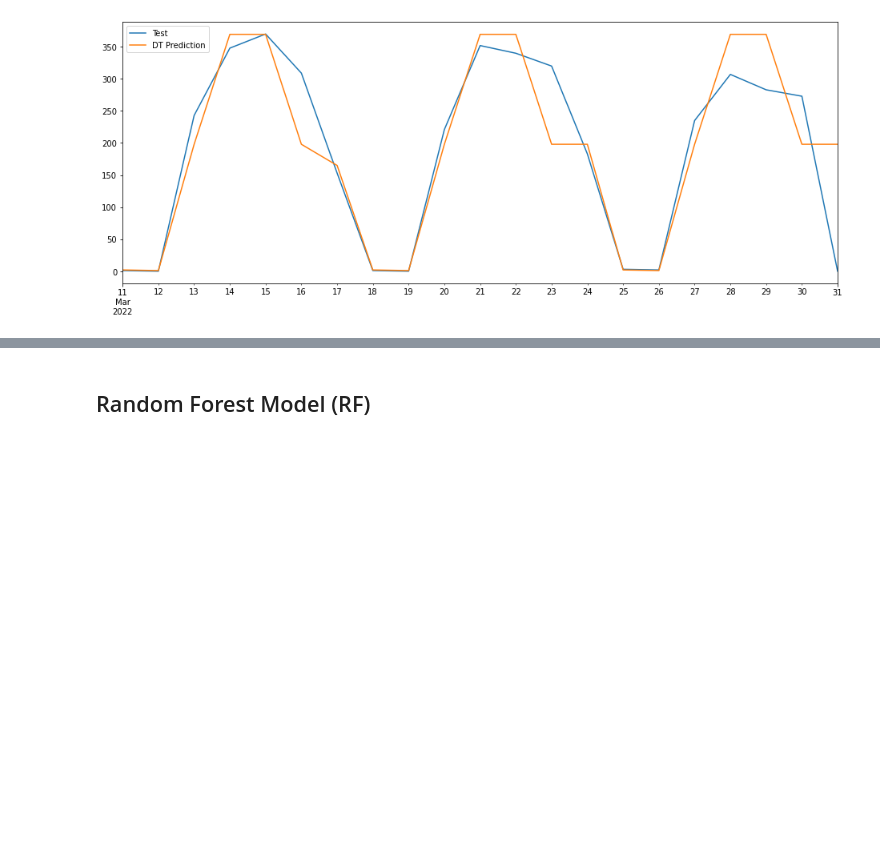
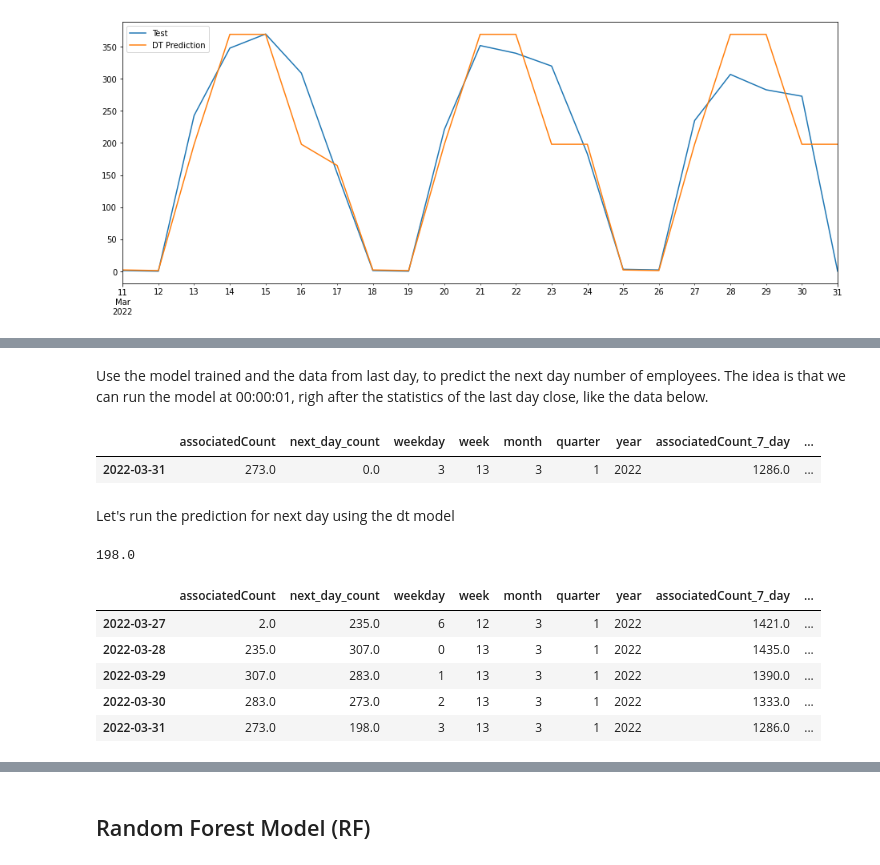
Before and after one commit to correaflavio/cl2022, a Jupyter notebook: devwks_2150/DEVWKS_2150_Predicting_office_occupancy_and_environmental_status_6months_data_ML_model.ipynb, the cells around one changed output, grey strips where cells are left out. Drawn from its saved outputs; the diff is of its cells as text; code cells hidden in the pictures; blank space fills up the shorter version.

```diff
--- a/devwks_2150/DEVWKS_2150_Predicting_office_occupancy_and_environmental_status_6months_data_ML_model.ipynb
+++ b/devwks_2150/DEVWKS_2150_Predicting_office_occupancy_and_environmental_status_6months_data_ML_model.ipynb
@@ -970,0 +1020,4 @@ test_dataset['DT'].plot(legend=True,label='DT Prediction');
+# %%
+#Create a new dataset to be used for forecasting only, check last lines
+df = dataset.copy()
+df.tail()
@@ -970,0 +1035,28 @@ test_dataset['DT'].plot(legend=True,label='DT Prediction');
+# %% [markdown]
+Use the model trained and the data from last day, to predict the next day number of employees.
+The idea is that we can run the model at 00:00:01, righ after the statistics of the last day close, like the data below.
+# %%
+df.iloc[-1:] #data when closed the day at 00:00:01 (yesterday data)
+# %% [output]
+|  | associatedCount | next_day_count | weekday | week | month | quarter | year | associatedCount_7_day | ... |
+| 2022-03-31 | 273.0 | 0.0 | 3 | 13 | 3 | 1 | 2022 | 1286.0 | ... |
+# %% [markdown]
+Let's run the prediction for next day using the dt model
+# %%
+#Using the model we can predict the max occupancy of the day that just started
+pred = model_dt.predict(df.iloc[-1:][features])
+next_day_count_pred = pred[0]
+next_day_count_pred
+# %% [output]
+198.0
+# %%
+#Imput the value of predicted employees for the day
+df.loc[df.index[-1], 'next_day_count'] = next_day_count_pred
+df.tail()
+# %% [output]
+|  | associatedCount | next_day_count | weekday | week | month | quarter | year | associatedCount_7_day | ... |
+| 2022-03-27 | 2.0 | 235.0 | 6 | 12 | 3 | 1 | 2022 | 1421.0 | ... |
+| 2022-03-28 | 235.0 | 307.0 | 0 | 13 | 3 | 1 | 2022 | 1435.0 | ... |
+| 2022-03-29 | 307.0 | 283.0 | 1 | 13 | 3 | 1 | 2022 | 1390.0 | ... |
+| 2022-03-30 | 283.0 | 273.0 | 2 | 13 | 3 | 1 | 2022 | 1333.0 | ... |
+| 2022-03-31 | 273.0 | 198.0 | 3 | 13 | 3 | 1 | 2022 | 1286.0 | ... |
```
Also changed, not shown: parts of 70 cells of this notebook.
